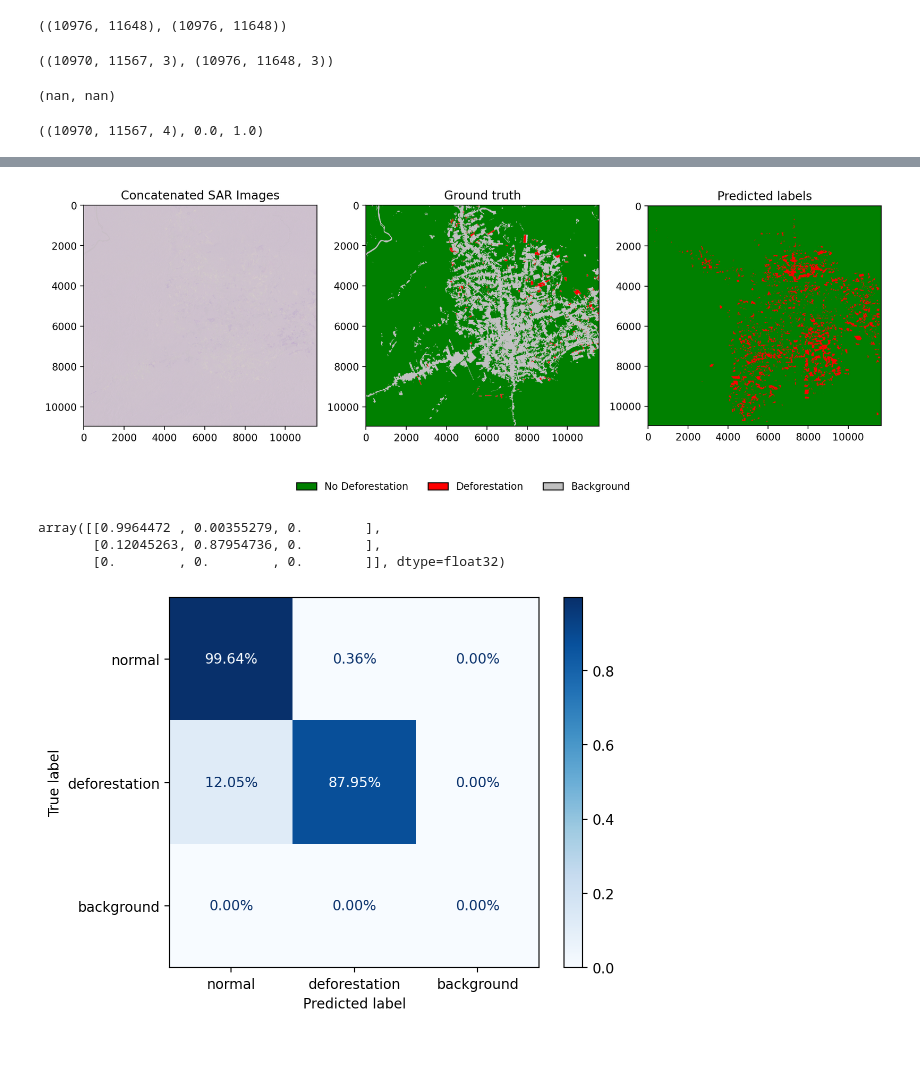
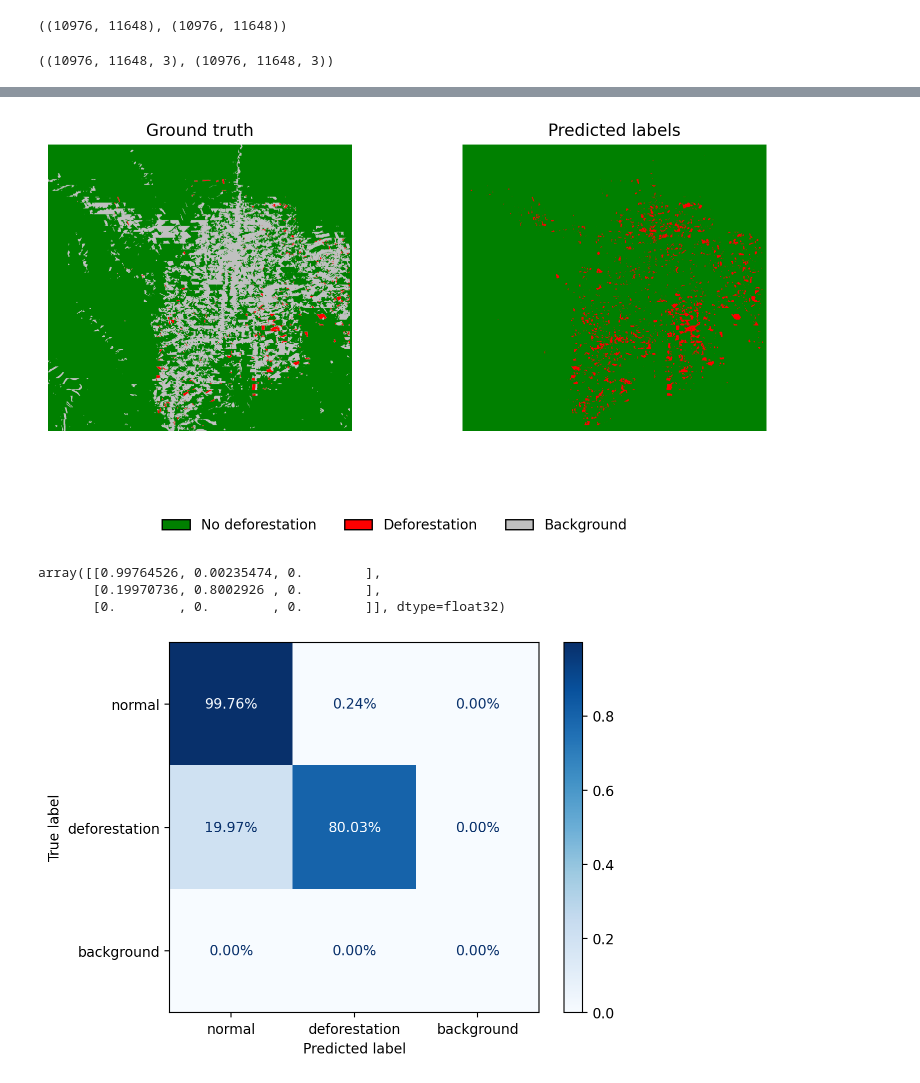
Before and after one commit to Geilson-Araujo/ELE_2346_Deep_Learning, a Jupyter notebook: semantic_segmentation_inference.ipynb, the cells around one changed output, grey strips where cells are left out. Drawn from its saved outputs; the diff is of its cells as text; code cells hidden in the pictures; blank space fills up the shorter version.

```diff
--- a/semantic_segmentation_inference.ipynb
+++ b/semantic_segmentation_inference.ipynb
@@ -60,11 +60,11 @@ config = {
     'batch_size': 128,
     'num_classes': 3,
     'ignore_index': 2,
-    'in_channels':4,
+    'in_channels': 4,
     'model': 'DeepLabV3Plus',
-    'encoder_name': 'resnet50',
+    'encoder_name': 'efficientnet-b0',
+    'trial': 1,
     'size': (224, 224),
-    'length': 5_000,
 }
 # %%
 # https://pytorch.org/docs/stable/notes/randomness.html
@@ -137,7 +131,8 @@ model = getattr(smp, config['model'])(
 model.to(device)
 
 # load the last checkpoint with the best model
-model.load_state_dict(torch.load('checkpoint.pt'))
+checkpoint = f"./models/{config['encoder_name']}_{config['trial']}.pt"
+model.load_state_dict(torch.load(checkpoint))
 # %% [output]
 <All keys matched successfully>
 # %% [markdown]
@@ -271,13 +265,9 @@ def apply_color_map(labeled_image, colormap):
 colormap = create_color_map()
 
 # Apply the color map to the labeled image
-y_true_colored = apply_color_map(sar_img_labels.squeeze(), colormap)
+y_true_colored = apply_color_map(y_true_reconstructed, colormap)
 y_pred_colored = apply_color_map(y_pred_reconstructed, colormap)
 
 y_true_colored.shape, y_pred_colored.shape
 # %% [output]
-((10970, 11567, 3), (10976, 11648, 3))
+((10976, 11648, 3), (10976, 11648, 3))
-# %%
-sar_imgs.min(), sar_imgs.max()
-# %% [output]
-(nan, nan)
@@ -296,28 +274,21 @@ def min_max_normalize(image):
-# %%
-sar_imgs_normalized = min_max_normalize(sar_imgs)
-
-sar_imgs_normalized.shape, sar_imgs_normalized.min(), sar_imgs_normalized.max()
-# %% [output]
-((10970, 11567, 4), 0.0, 1.0)
 # %%
 %%time
 
 from matplotlib.patches import Patch
 
-fig, ax = plt.subplots(1, 3, figsize=[12, 4], layout='constrained')
+fig, ax = plt.subplots(1, 2, figsize=[10, 4], layout='constrained')
 
-ax[0].imshow(sar_imgs_normalized, cmap='gray')
-ax[0].set_title('Concatenated SAR Images')
+ax[0].imshow(y_true_colored)
+ax[0].set_title('Ground truth')
+ax[0].axis('off')
 
-ax[1].imshow(y_true_colored)
-ax[1].set_title('Ground truth')
-
-ax[2].imshow(y_pred_colored)
-ax[2].set_title('Predicted labels')
+ax[1].imshow(y_pred_colored)
+ax[1].set_title('Predicted labels')
+ax[1].axis('off')
 
 # Create custom legend handles
 legend_elements = [
-    Patch(facecolor=np.array(colormap[0]) / 255, edgecolor='k', label='No Deforestation'),
+    Patch(facecolor=np.array(colormap[0]) / 255, edgecolor='k', label='No deforestation'),
     Patch(facecolor=np.array(colormap[1]) / 255, edgecolor='k', label='Deforestation'),
     Patch(facecolor=np.array(colormap[2]) / 255, edgecolor='k', label='Background')
 ]
@@ -328,5 +299,7 @@ fig.legend(handles=legend_elements,
            ncol=3,
            frameon=False)
 
+plt.savefig(f"./assets/predictions_{config['encoder_name']}_{config['trial']}.png", bbox_inches='tight', dpi=300)
+
 plt.tight_layout();
 # %% [output]
@@ -335,9 +308,9 @@ Wall time: 4.7 s
-[figure, old version]
+[figure, new version]
 # %%
 confusion_matrix
 # %% [output]
-array([[0.9964472 , 0.00355279, 0.        ],
-       [0.12045263, 0.87954736, 0.        ],
+array([[0.99764526, 0.00235474, 0.        ],
+       [0.19970736, 0.8002926 , 0.        ],
        [0.        , 0.        , 0.        ]], dtype=float32)
 # %%
 # 0-Não desmatamento
```
Also changed, not shown: parts of 12 cells of this notebook, 4 other files.
